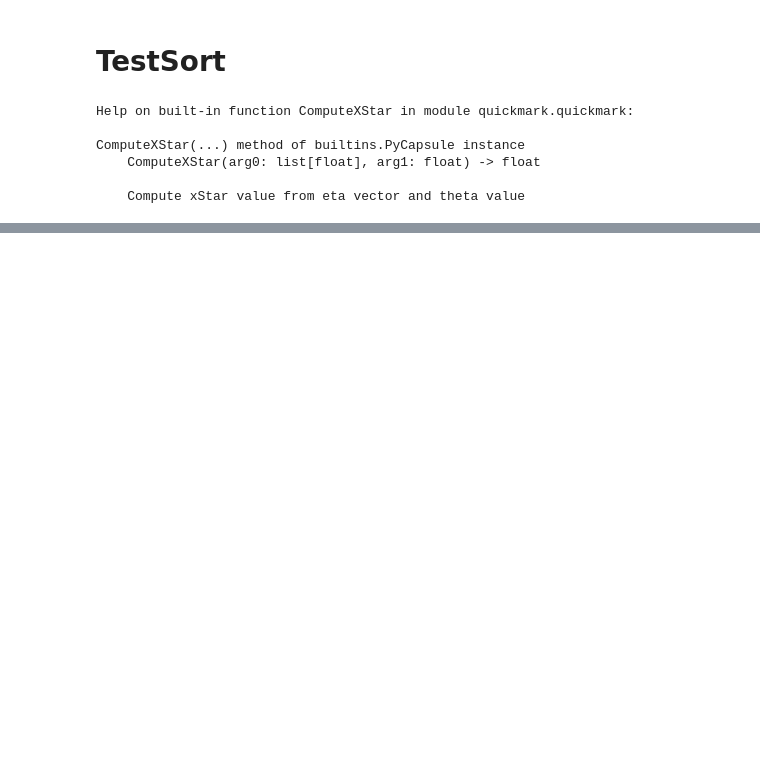
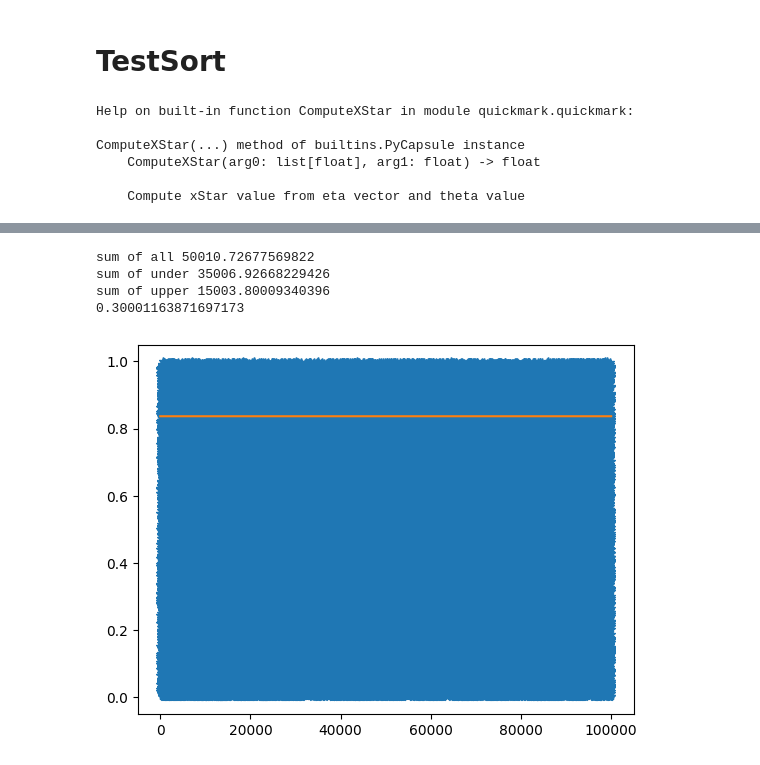
Before and after one commit to EdoardoBonetti/QuickMark, a Jupyter notebook: demos/quicksort.ipynb, the cells around one changed output, grey strips where cells are left out. Cells and saved outputs as stored; diff of their text form; code cells hidden in the pictures; blank space fills up the shorter version.

```diff
--- a/demos/quicksort.ipynb
+++ b/demos/quicksort.ipynb
@@ -55,0 +39,21 @@ print(quickmark.quickmark.ComputeXStar)
+# %%
+li2 = np.random.uniform( size= 10**5)
+xstar = quickmark.quickmark.ComputeXStar(li2,0.3)
+
+
+plt.plot(li2,"*")
+plt.plot(range(len(li2)),(xstar,)*len(li2))
+
+upper = li2>= xstar
+under = li2< xstar
+
+print("sum of all", np.sum(li2))
+print("sum of under", np.sum(li2[under]))
+print("sum of upper", np.sum(li2[upper]))
+print( np.sum(li2[upper])/np.sum(li2))
+# %% [output]
+sum of all 50010.72677569822
+sum of under 35006.92668229426
+sum of upper 15003.80009340396
+0.30001163871697173
+[figure, added]
```
Also changed, not shown: parts of 4 cells of this notebook, 6 other files.
